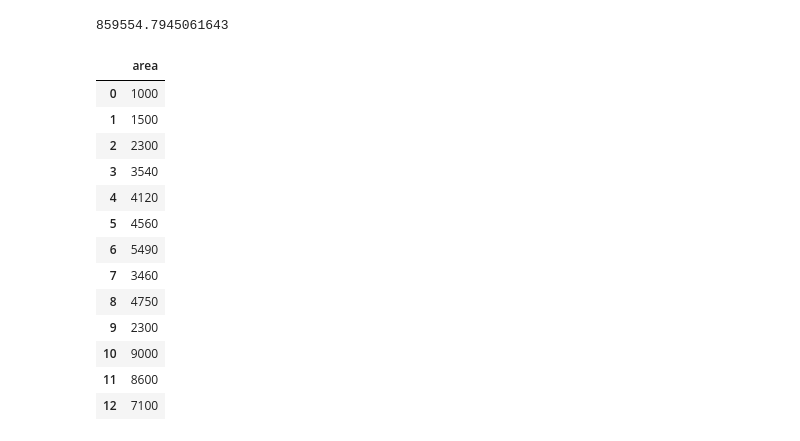
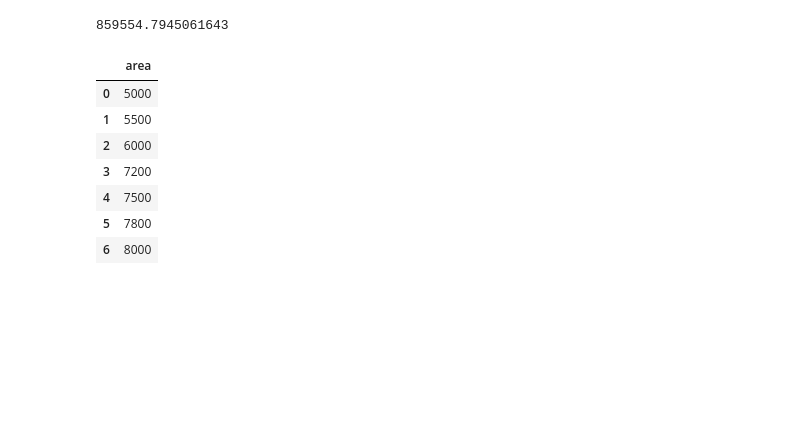
Before and after one commit to ronupanchal/ML_Algorithm_code, a Jupyter notebook: ML_LinearRegression.ipynb, the cells around one changed output. Saved outputs shown, nothing was run; the diff lists cells and outputs as text; code cells hidden in the pictures; blank space fills up the shorter version.

```diff
--- a/ML_LinearRegression.ipynb
+++ b/ML_LinearRegression.ipynb
@@ -137,23 +191,17 @@ model.intercept_
 # %% [output]
 859554.7945061643
 # %%
-area_df = pd.read_csv("predication_home_area.csv")
+area_df = pd.read_csv("/content/sample_data/predication_home_area.csv")
 area_df
 # %% [output]
 |  | area |
-| 0 | 1000 |
-| 1 | 1500 |
-| 2 | 2300 |
-| 3 | 3540 |
-| 4 | 4120 |
-| 5 | 4560 |
-| 6 | 5490 |
-| 7 | 3460 |
-| 8 | 4750 |
-| 9 | 2300 |
-| 10 | 9000 |
-| 11 | 8600 |
-| 12 | 7100 |
+| 0 | 5000 |
+| 1 | 5500 |
+| 2 | 6000 |
+| 3 | 7200 |
+| 4 | 7500 |
+| 5 | 7800 |
+| 6 | 8000 |
 # %%
 p=model.predict(area_df)
 p
```
Also changed, not shown: parts of 18 cells of this notebook.
